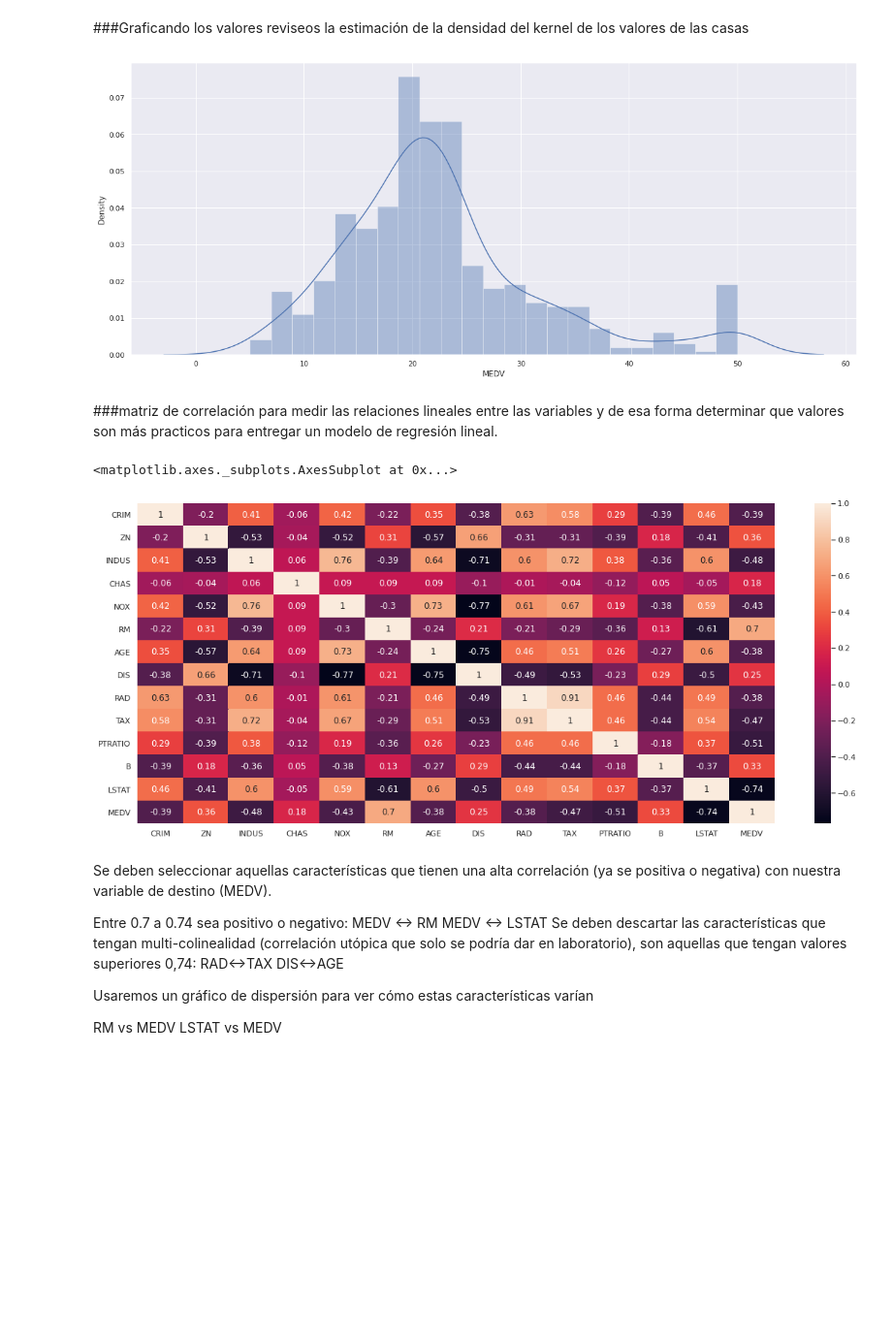
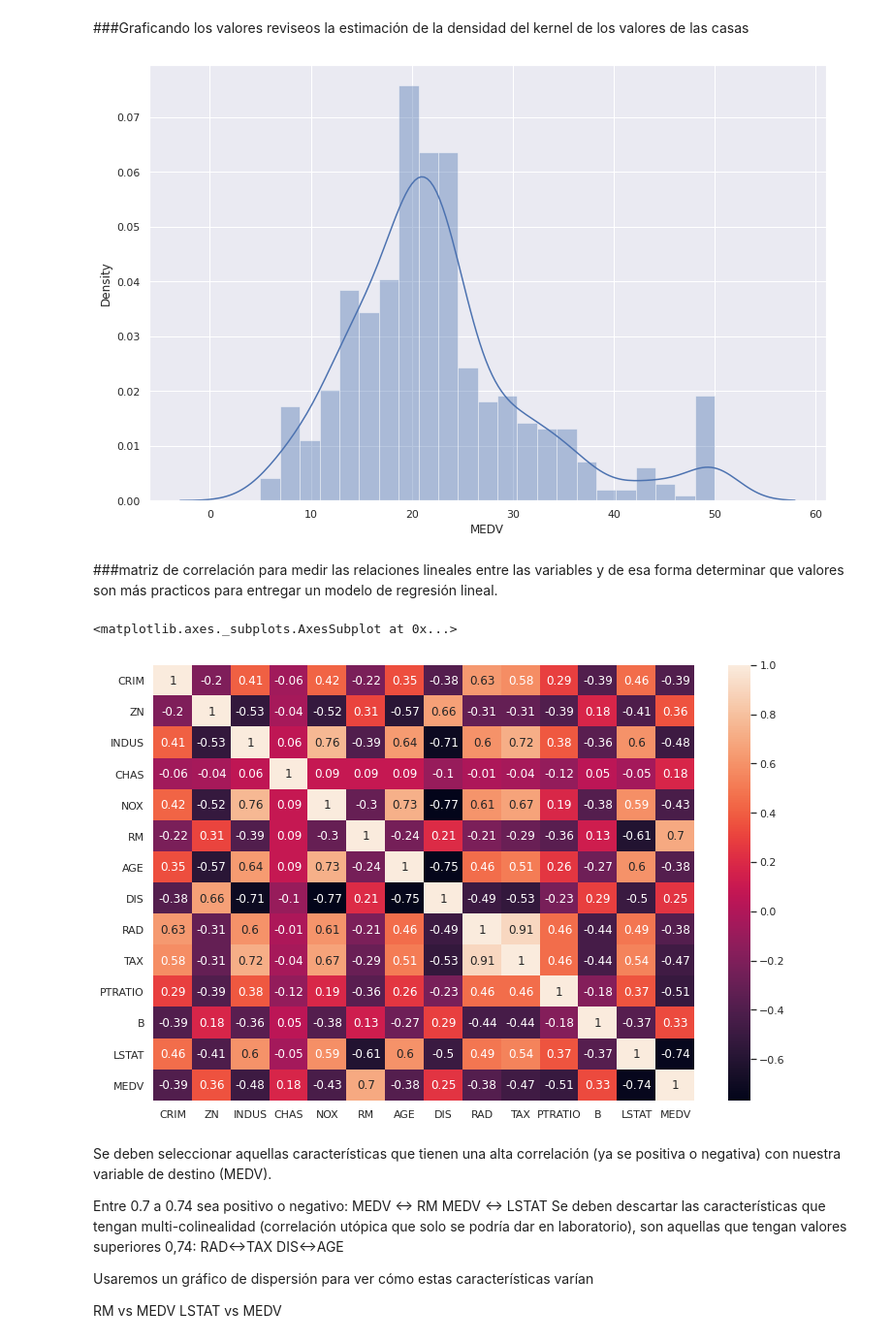
Before and after one commit to JuanDiegoCastellanos/deep_learning, a Jupyter notebook: P1_sklearn_regresion_lineal(load_boston).ipynb, the cells around one changed output. Shown at 97% size. Cells and saved outputs as stored; diff of their text form; code cells hidden in the pictures; blank space fills up the shorter version.

```diff
--- a/P1_sklearn_regresion_lineal(load_boston).ipynb
+++ b/P1_sklearn_regresion_lineal(load_boston).ipynb
@@ -121,11 +121,11 @@ dtype: int64
 ###Graficando los valores
 reviseos la estimación de la densidad del kernel de los valores de las casas
 # %%
-sns.set(rc={'figure.figsize':(20,8.27)})  #tamaño del grafico
+sns.set(rc={'figure.figsize':(12.5,8.27)})  #tamaño del grafico
 sns.distplot(boston['MEDV'])                #agregamos los datos
 plt.show()                                  #visualizamos el grafico
 # %% [output]
-[figure, old version]
+[figure, new version]
 # %% [markdown]
 ###matriz de correlación
 para medir las relaciones lineales entre las variables y de esa forma determinar que valores son más practicos para entregar un modelo de regresión lineal.
@@ -134,11 +134,9 @@ para medir las relaciones lineales entre las variables y de esa forma determinar
 correlation_matrix = boston.corr().round(2)
 # annot = True (para imprimir los valores dentro del cuadrado)
 sns.heatmap(data=correlation_matrix, annot=True)
-
-#ESTE GRAFICO ES UNO DE LOS QUE MAS LE GUSTA AL INGENIERO
 # %% [output]
 <matplotlib.axes._subplots.AxesSubplot at 0x...>
-[figure, old version]
+[figure, new version]
 # %% [markdown]
 Se deben seleccionar aquellas características que tienen una alta correlación (ya se positiva o negativa) con nuestra variable de destino (MEDV).
 
```
Also changed, not shown: parts of 11 cells of this notebook.
